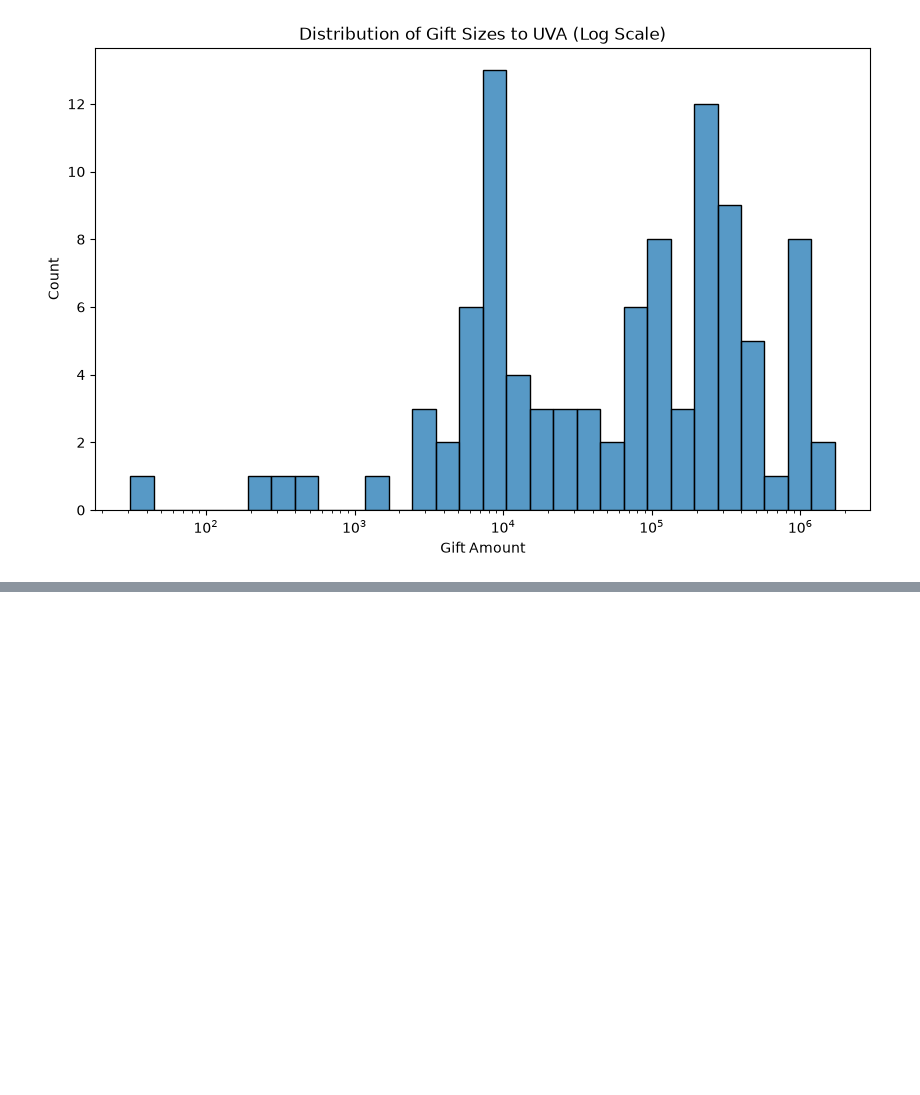
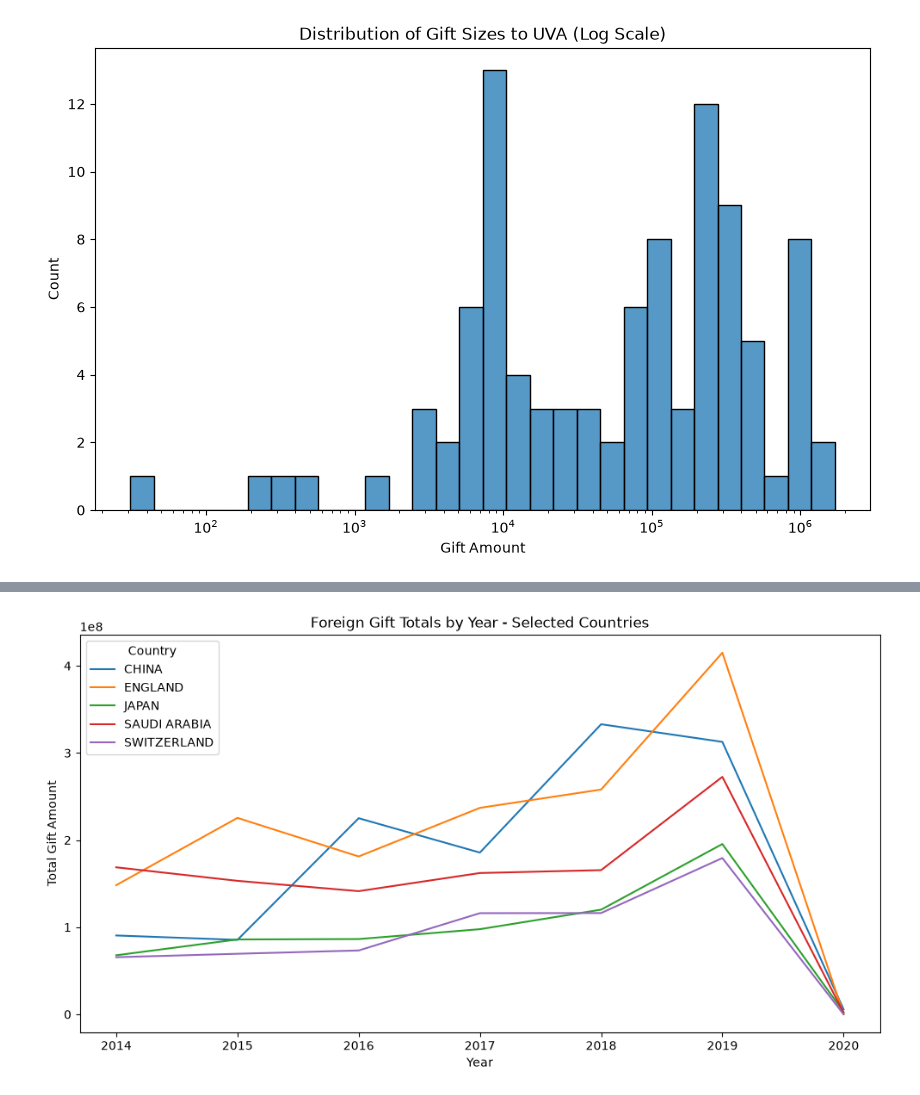
Before and after one commit to evanblizzard/uu_wrangling_and_eda, a Jupyter notebook: lab_1/uva_analysis.ipynb, the cells around one changed output, grey strips where cells are left out. Saved outputs shown, nothing was run; the diff lists cells and outputs as text; code cells hidden in the pictures; blank space fills up the shorter version.

```diff
--- a/lab_1/uva_analysis.ipynb
+++ b/lab_1/uva_analysis.ipynb
@@ -207,0 +231,7 @@ KeyError: 'Year'
+# %%
+country_year_trend = (
+    df.groupby(["Country of Giftor", "Year"])["Foreign Gift Amount"]
+    .sum()
+    .unstack(fill_value=0)
+)
+country_year_trend.loc[["CHINA", "ENGLAND", "JAPAN", "SAUDI ARABIA", "SWITZERLAND"]]
@@ -207,0 +246,9 @@ KeyError: 'Year'
+# %%
+country_year_trend.loc[["CHINA", "ENGLAND", "JAPAN", "SAUDI ARABIA", "SWITZERLAND"]].T.plot(figsize=(12, 6))
+plt.title("Foreign Gift Totals by Year - Selected Countries")
+plt.ylabel("Total Gift Amount")
+plt.xlabel("Year")
+plt.legend(title="Country")
+plt.show()
+# %% [output]
+[figure, added]
```
Also changed, not shown: parts of 17 cells of this notebook, 2 other files.
